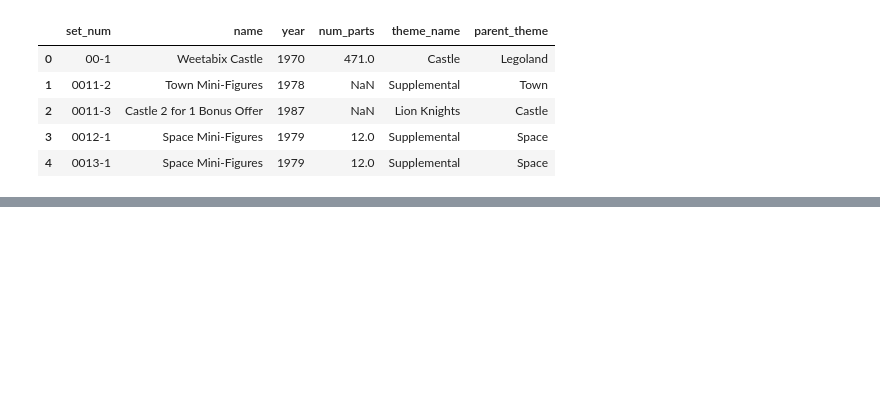
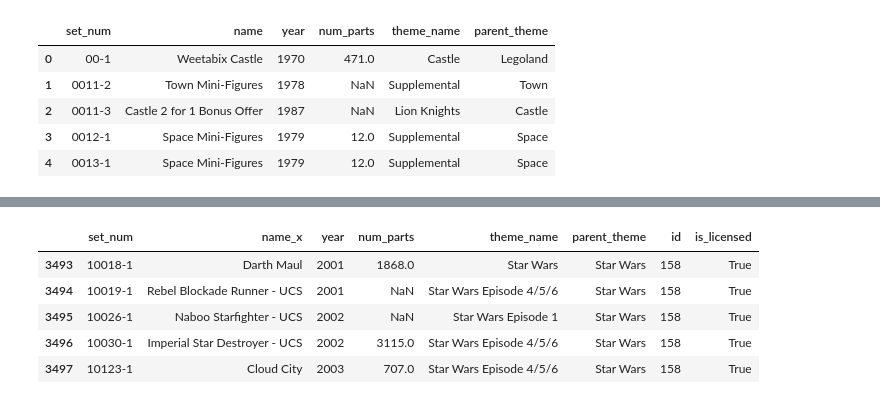
Before and after one commit to dilaraesmer/Exploratory_Data_Analysis_Project, a Jupyter notebook: real_world_data_analysis.ipynb, the cells around one changed output, grey strips where cells are left out. Drawn from its saved outputs; the diff is of its cells as text; code cells hidden in the pictures; blank space fills up the shorter version.

```diff
--- a/real_world_data_analysis.ipynb
+++ b/real_world_data_analysis.ipynb
@@ -15,0 +48,10 @@ df.head()
+# %%
+licensed = merged[merged['is_licensed']]
+licensed.head()
+# %% [output]
+|  | set_num | name_x | year | num_parts | theme_name | parent_theme | id | is_licensed |
+| 3493 | 10018-1 | Darth Maul | 2001 | 1868.0 | Star Wars | Star Wars | 158 | True |
+| 3494 | 10019-1 | Rebel Blockade Runner - UCS | 2001 | NaN | Star Wars Episode 4/5/6 | Star Wars | 158 | True |
+| 3495 | 10026-1 | Naboo Starfighter - UCS | 2002 | NaN | Star Wars Episode 1 | Star Wars | 158 | True |
+| 3496 | 10030-1 | Imperial Star Destroyer - UCS | 2002 | 3115.0 | Star Wars Episode 4/5/6 | Star Wars | 158 | True |
+| 3497 | 10123-1 | Cloud City | 2003 | 707.0 | Star Wars Episode 4/5/6 | Star Wars | 158 | True |
```
Also changed, not shown: parts of 3 cells of this notebook.
